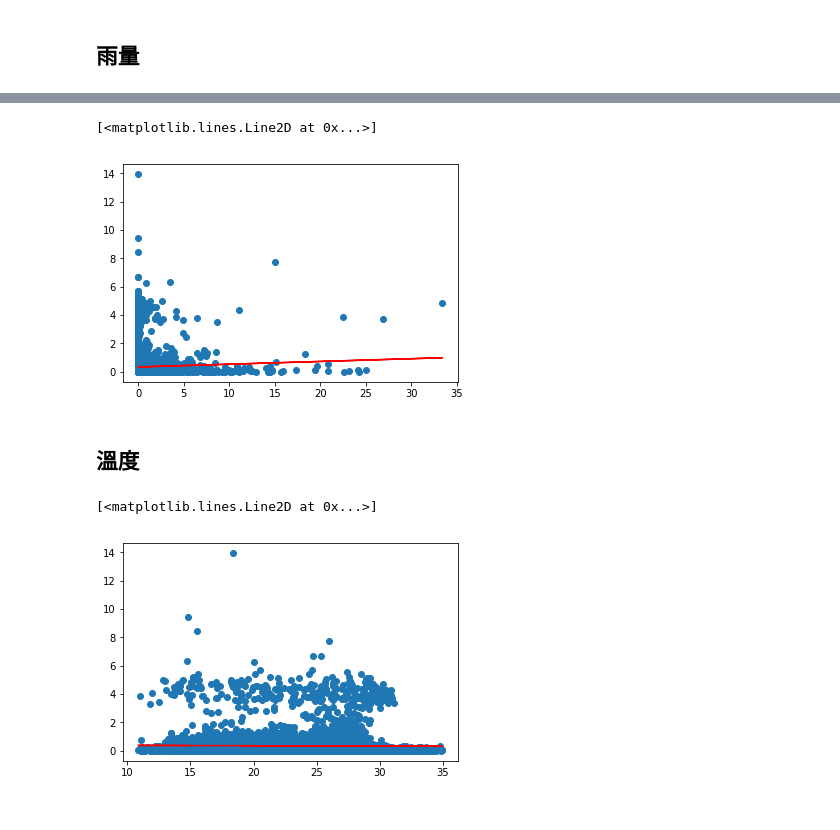
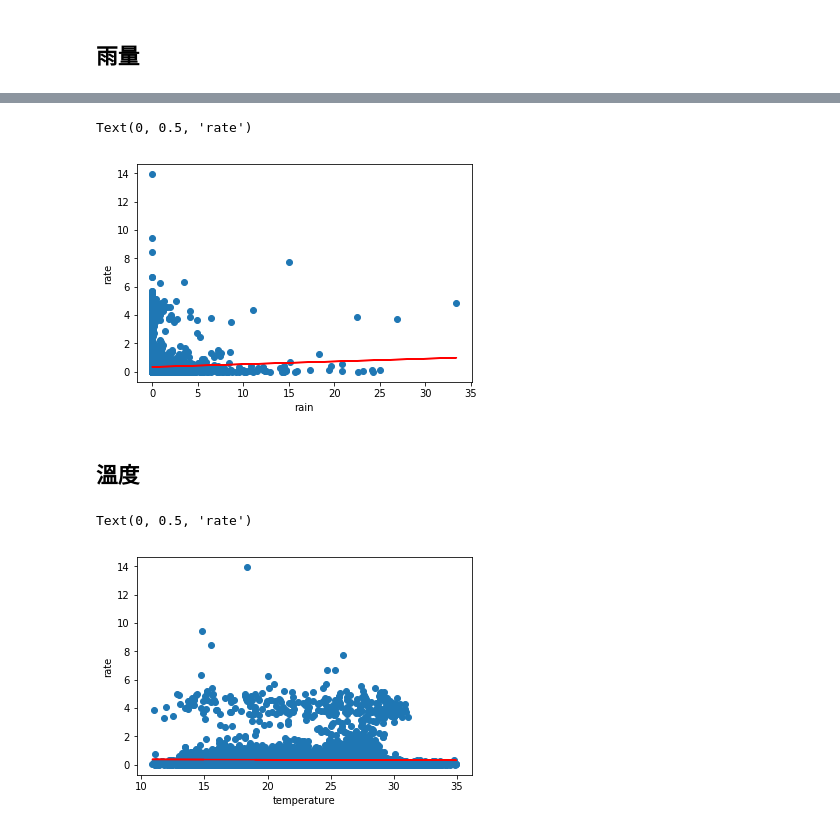
Before and after one commit to joannachou713/Etc-competition, a Jupyter notebook: 道路狀況.ipynb, the cells around one changed output, grey strips where cells are left out. Saved outputs shown, nothing was run; the diff lists cells and outputs as text; code cells hidden in the pictures.

```diff
--- a/道路狀況.ipynb
+++ b/道路狀況.ipynb
@@ -216,20 +214,24 @@ regr.fit(x, y)
 
 plt.scatter(x, y)
 plt.plot(x, regr.predict(x),'r')
+plt.xlabel('rain')
+plt.ylabel('rate')
 # %% [output]
-[<matplotlib.lines.Line2D at 0x...>]
+Text(0, 0.5, 'rate')
-[figure, old version]
+[figure, new version]
 # %% [markdown]
 ## 溫度
 # %%
 x=df2['溫度']
 y=df2['違規率']
 x=x.values.reshape(8660,1)
 regr = LinearRegression()
 regr.fit(x, y)
 
 plt.scatter(x, y)
 plt.plot(x, regr.predict(x),'r')
+plt.xlabel('temperature')
+plt.ylabel('rate')
 # %% [output]
-[<matplotlib.lines.Line2D at 0x...>]
+Text(0, 0.5, 'rate')
-[figure, old version]
+[figure, new version]
```
Also changed, not shown: parts of 7 cells of this notebook.
